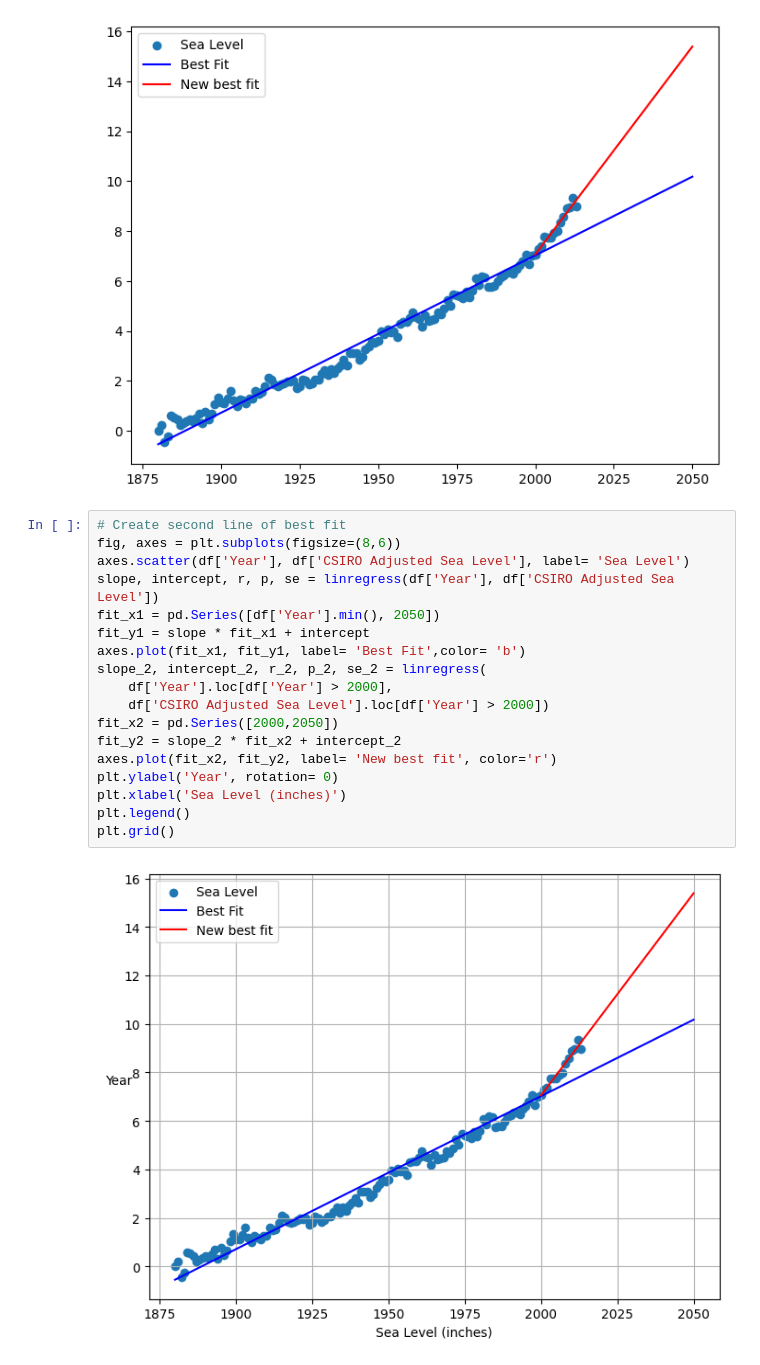
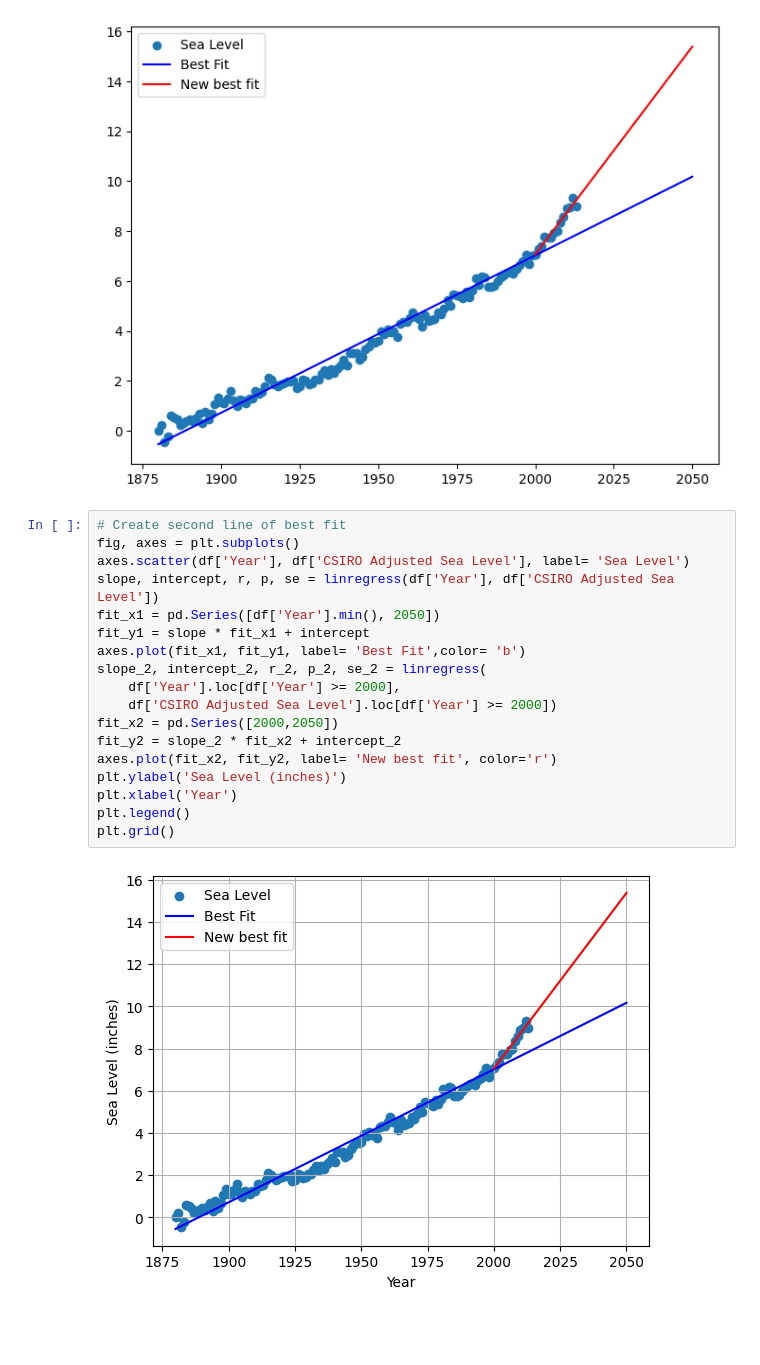
Before and after one commit to Braxion06/FreeCodeCamp---Data-Analysis-Projects, a Jupyter notebook: ad_hoc_testing.ipynb, the cells around one changed output. Drawn from its saved outputs; the diff is of its cells as text; blank space fills up the shorter version.

```diff
--- a/ad_hoc_testing.ipynb
+++ b/ad_hoc_testing.ipynb
@@ -372,21 +372,21 @@ axes.plot(fit_x2, fit_y2, label= 'New best fit', color='r')
 [figure]
 # %%
 # Create second line of best fit
-fig, axes = plt.subplots(figsize=(8,6))
+fig, axes = plt.subplots()
 axes.scatter(df['Year'], df['CSIRO Adjusted Sea Level'], label= 'Sea Level')
 slope, intercept, r, p, se = linregress(df['Year'], df['CSIRO Adjusted Sea Level'])
 fit_x1 = pd.Series([df['Year'].min(), 2050])
 fit_y1 = slope * fit_x1 + intercept
 axes.plot(fit_x1, fit_y1, label= 'Best Fit',color= 'b')
 slope_2, intercept_2, r_2, p_2, se_2 = linregress(
-    df['Year'].loc[df['Year'] > 2000],
-    df['CSIRO Adjusted Sea Level'].loc[df['Year'] > 2000])
+    df['Year'].loc[df['Year'] >= 2000],
+    df['CSIRO Adjusted Sea Level'].loc[df['Year'] >= 2000])
 fit_x2 = pd.Series([2000,2050])
 fit_y2 = slope_2 * fit_x2 + intercept_2
 axes.plot(fit_x2, fit_y2, label= 'New best fit', color='r')
-plt.ylabel('Year', rotation= 0)
-plt.xlabel('Sea Level (inches)')
+plt.ylabel('Sea Level (inches)')
+plt.xlabel('Year')
 plt.legend()
 plt.grid()
 # %% [output]
-[figure, old version]
+[figure, new version]
```
Also changed, not shown: parts of 3 cells of this notebook.
